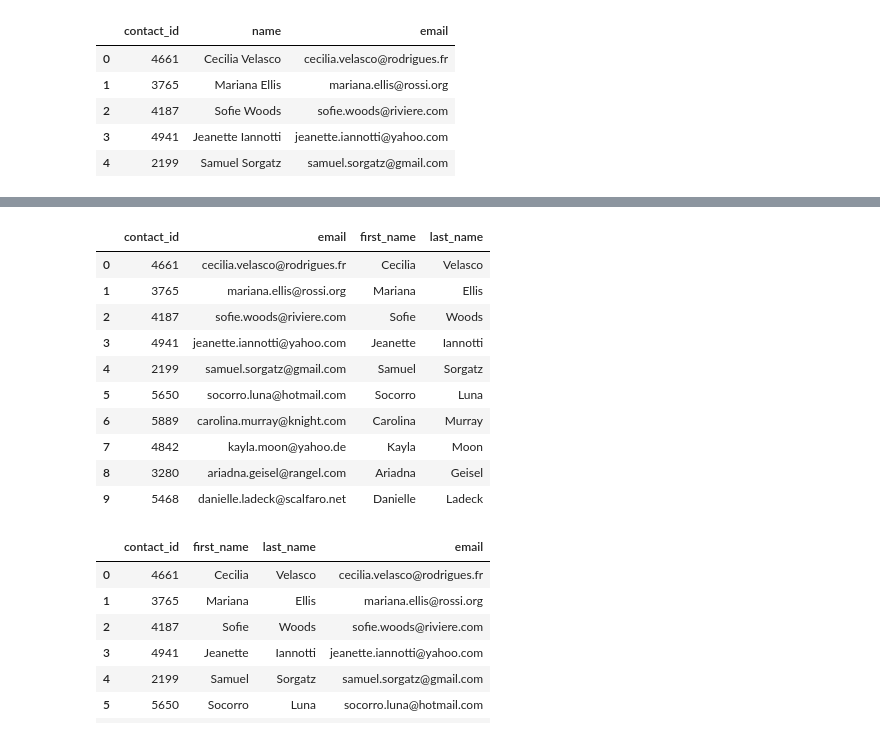
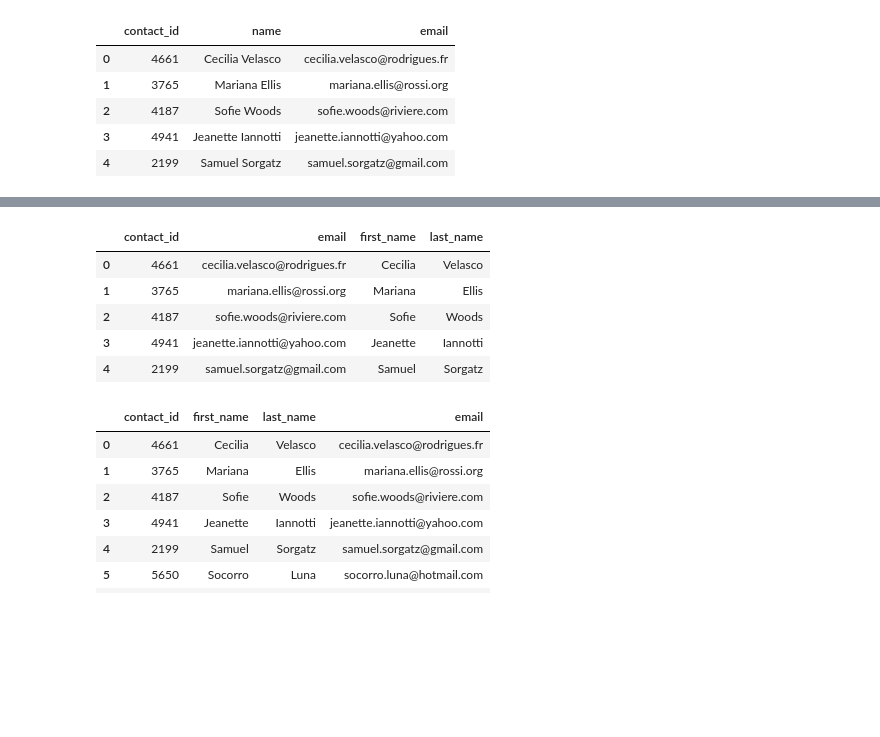
Before and after one commit to speersma/Crowdfunding_ETL, a Jupyter notebook: ETL_Mini_Project_oEinarsson_mSpeers.ipynb, the cells around one changed output, grey strips where cells are left out. Cells and saved outputs as stored; diff of their text form; code cells hidden in the pictures; blank space fills up the shorter version.

```diff
--- a/ETL_Mini_Project_oEinarsson_mSpeers.ipynb
+++ b/ETL_Mini_Project_oEinarsson_mSpeers.ipynb
@@ -350,0 +352,2 @@ Then export the DataFrame as a `contacts.csv` CSV file.
+# %%
+list(json.loads(str(contact_info_df.loc[1]['   '])).values())
@@ -353,6 +358,7 @@ Then export the DataFrame as a `contacts.csv` CSV file.
 import json
 dict_values = []
 
+[dict_values.append(list(json.loads(str(contact_info_df.loc[row]['   '])).values())) for row in range(1, len(contact_info_df))]
 
 # Print out the list of values for each row.
 print(dict_values)
@@ -361,6 +367,8 @@ print(dict_values)
 # %%
 # Create a contact_info DataFrame and add each list of values, i.e., each row
 # to the 'contact_id', 'name', 'email' columns.
+contact_info_df = pd.DataFrame(dict_values, columns=['contact_id', 'name', 'email'])
+contact_info_df.head()
 # %% [output]
 |  | contact_id | name | email |
 | 0 | 4661 | Cecilia Velasco | cecilia.velasco@rodrigues.fr |
@@ -384,19 +404,16 @@ memory usage: 23.6+ KB
 # %%
 # Create a "first"name" and "last_name" column with the first and last names from the "name" column.
-
+contact_info_df[['first_name', 'last_name']] = contact_info_df['name'].str.split(pat=' ', expand=True)
 
 # Drop the contact_name column
+contact_info_df = contact_info_df.drop('name', axis=1)
+contact_info_df.head()
 # %% [output]
 |  | contact_id | email | first_name | last_name |
 | 0 | 4661 | cecilia.velasco@rodrigues.fr | Cecilia | Velasco |
 | 1 | 3765 | mariana.ellis@rossi.org | Mariana | Ellis |
 | 2 | 4187 | sofie.woods@riviere.com | Sofie | Woods |
 | 3 | 4941 | jeanette.iannotti@yahoo.com | Jeanette | Iannotti |
 | 4 | 2199 | samuel.sorgatz@gmail.com | Samuel | Sorgatz |
-| 5 | 5650 | socorro.luna@hotmail.com | Socorro | Luna |
-| 6 | 5889 | carolina.murray@knight.com | Carolina | Murray |
-| 7 | 4842 | kayla.moon@yahoo.de | Kayla | Moon |
-| 8 | 3280 | ariadna.geisel@rangel.com | Ariadna | Geisel |
-| 9 | 5468 | danielle.ladeck@scalfaro.net | Danielle | Ladeck |
 # %%
 # Reorder the columns
```
Also changed, not shown: parts of 21 cells of this notebook, 4 other files.
